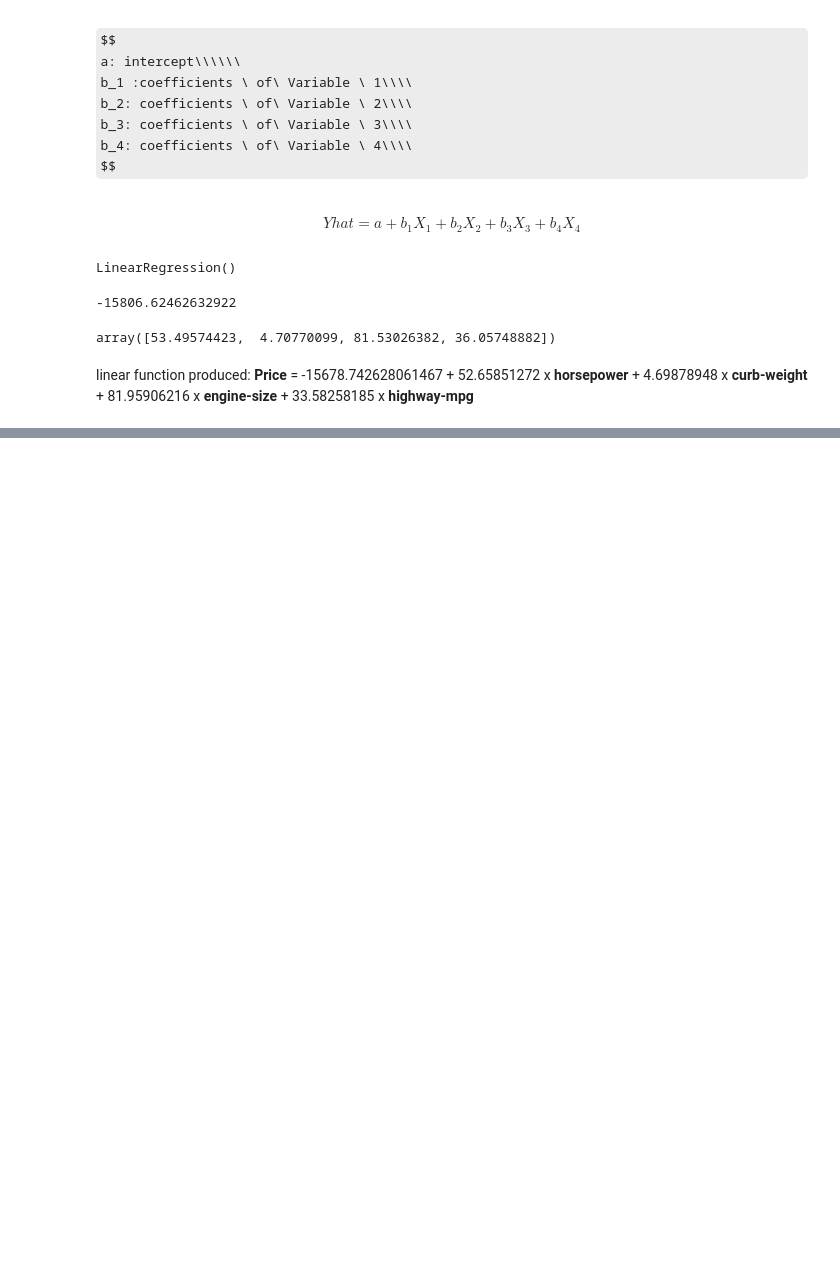
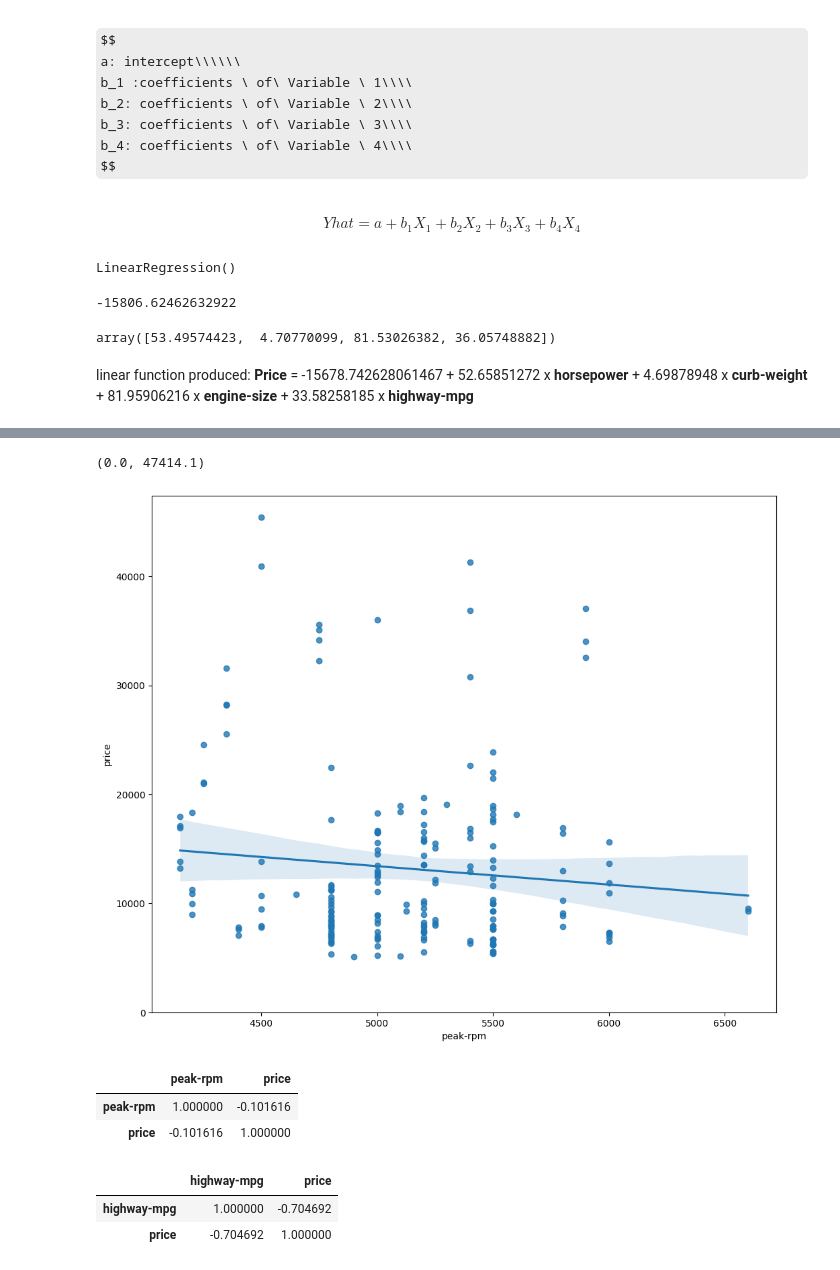
Before and after one commit to jwiggi18/notes, a Jupyter notebook: data_sci/model_dev/intro.ipynb, the cells around one changed output, grey strips where cells are left out. Saved outputs shown, nothing was run; the diff lists cells and outputs as text; code cells hidden in the pictures; some formulas as TeX source; blank space fills up the shorter version.

```diff
--- a/data_sci/model_dev/intro.ipynb
+++ b/data_sci/model_dev/intro.ipynb
@@ -172,0 +211,22 @@ linear function produced:
+# %%
+# compare the regression plot of "peak-rpm"
+plt.figure(figsize=(width, height))
+sns.regplot(x="peak-rpm", y="price", data=df)
+plt.ylim(0,)
+# %% [output]
+(0.0, 47414.1)
+[figure, added]
+# %%
+# check the correlation between 'peak-rpm' and 'price'
+df[['peak-rpm','price']].corr()
+# %% [output]
+|  | peak-rpm | price |
+| peak-rpm | 1.000000 | -0.101616 |
+| price | -0.101616 | 1.000000 |
+# %%
+# check the correlation between 'highway-mpg' and 'price'
+df[['highway-mpg','price']].corr()
+# %% [output]
+|  | highway-mpg | price |
+| highway-mpg | 1.000000 | -0.704692 |
+| price | -0.704692 | 1.000000 |
```
Also changed, not shown: parts of 14 cells of this notebook.
